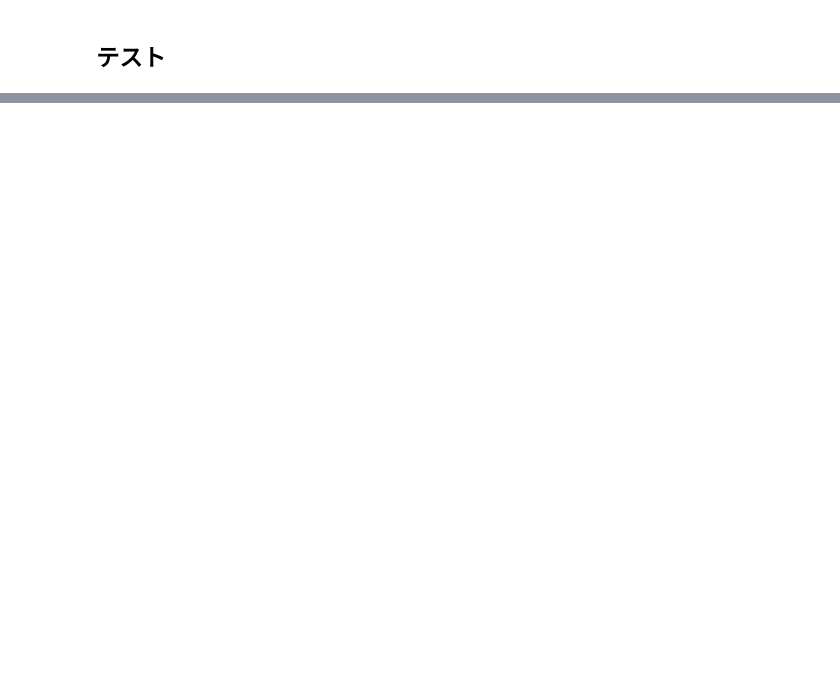
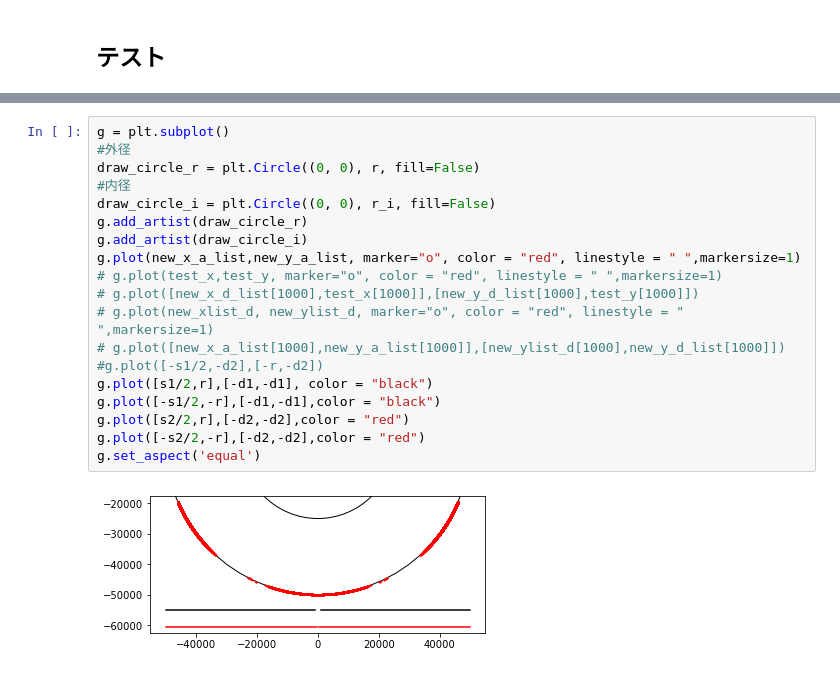
Before and after one commit to toshikingggg/lab, a Jupyter notebook: Optical-Depth-Measurement/receiving_test.ipynb, the cells around one changed output, grey strips where cells are left out. Drawn from its saved outputs; the diff is of its cells as text; blank space fills up the shorter version.

```diff
--- a/Optical-Depth-Measurement/receiving_test.ipynb
+++ b/Optical-Depth-Measurement/receiving_test.ipynb
@@ -496,0 +517,21 @@ print(sum(light_num),sum(toka_angle))
+# %%
+g = plt.subplot()
+#外径
+draw_circle_r = plt.Circle((0, 0), r, fill=False)
+#内径
+draw_circle_i = plt.Circle((0, 0), r_i, fill=False)
+g.add_artist(draw_circle_r)
+g.add_artist(draw_circle_i)
+g.plot(new_x_a_list,new_y_a_list, marker="o", color = "red", linestyle = " ",markersize=1)
+# g.plot(test_x,test_y, marker="o", color = "red", linestyle = " ",markersize=1)
+# g.plot([new_x_d_list[1000],test_x[1000]],[new_y_d_list[1000],test_y[1000]])
+# g.plot(new_xlist_d, new_ylist_d, marker="o", color = "red", linestyle = " ",markersize=1)
+# g.plot([new_x_a_list[1000],new_y_a_list[1000]],[new_ylist_d[1000],new_y_d_list[1000]])
+#g.plot([-s1/2,-d2],[-r,-d2])
+g.plot([s1/2,r],[-d1,-d1], color = "black")
+g.plot([-s1/2,-r],[-d1,-d1],color = "black")
+g.plot([s2/2,r],[-d2,-d2],color = "red")
+g.plot([-s2/2,-r],[-d2,-d2],color = "red")
+g.set_aspect('equal')
+# %% [output]
+[figure, added]
```
Also changed, not shown: parts of 5 cells of this notebook.
